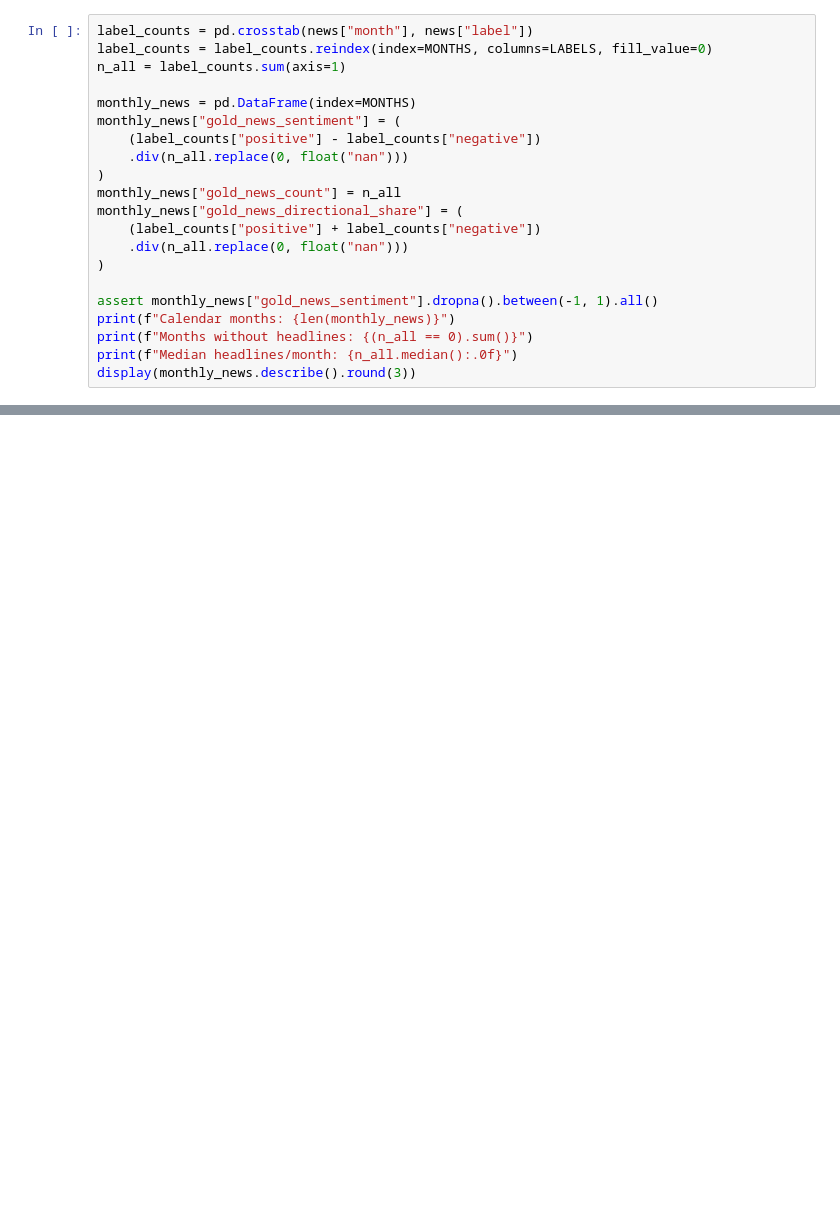
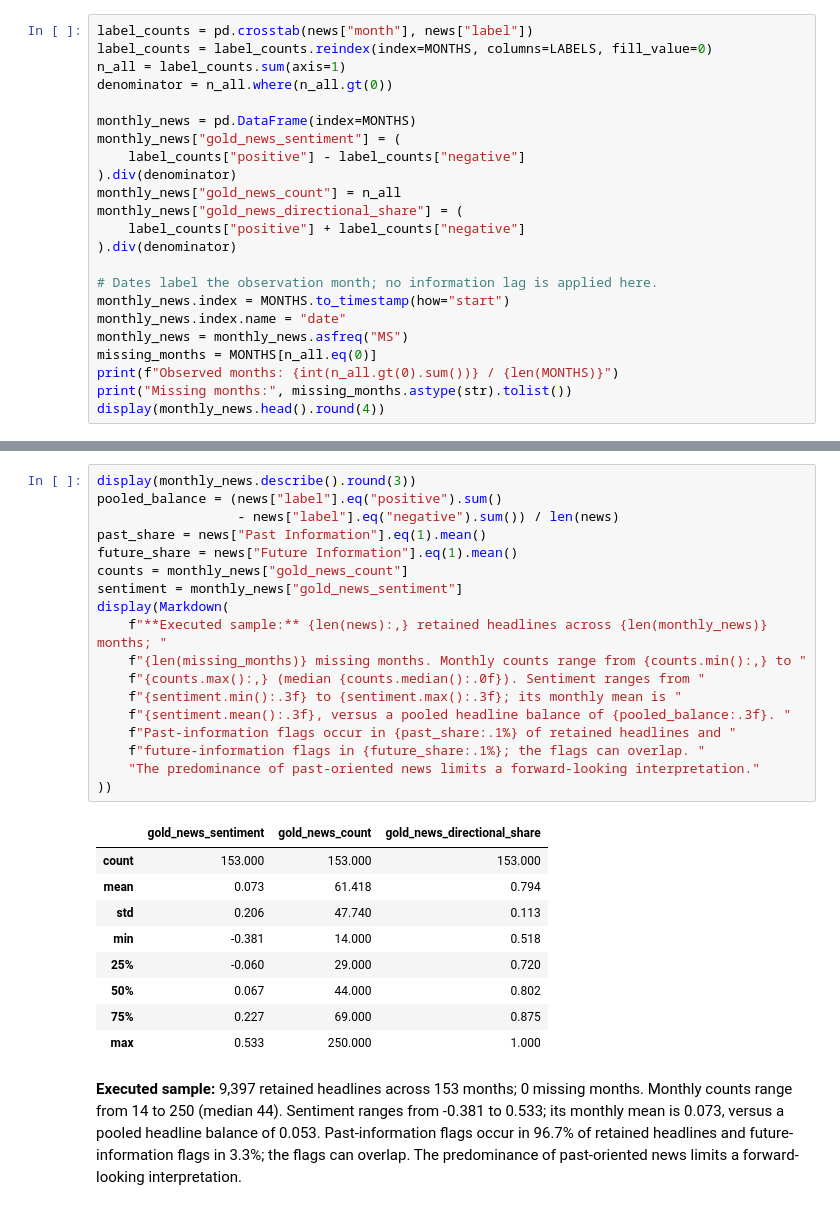
Before and after one commit to onsjd/Machine-learning-for-portfolio-management, a Jupyter notebook: 04_news_sentiment.ipynb, the cells around one changed output, grey strips where cells are left out. Cells and saved outputs as stored; diff of their text form; blank space fills up the shorter version.

```diff
--- a/04_news_sentiment.ipynb
+++ b/04_news_sentiment.ipynb
@@ -100,20 +312,22 @@ Here \(N_t^{\mathrm{all}}\) includes all four classes. This is our aggregation c
 label_counts = pd.crosstab(news["month"], news["label"])
 label_counts = label_counts.reindex(index=MONTHS, columns=LABELS, fill_value=0)
 n_all = label_counts.sum(axis=1)
+denominator = n_all.where(n_all.gt(0))
 
 monthly_news = pd.DataFrame(index=MONTHS)
 monthly_news["gold_news_sentiment"] = (
-    (label_counts["positive"] - label_counts["negative"])
-    .div(n_all.replace(0, float("nan")))
-)
+    label_counts["positive"] - label_counts["negative"]
+).div(denominator)
 monthly_news["gold_news_count"] = n_all
 monthly_news["gold_news_directional_share"] = (
-    (label_counts["positive"] + label_counts["negative"])
-    .div(n_all.replace(0, float("nan")))
-)
+    label_counts["positive"] + label_counts["negative"]
+).div(denominator)
 
-assert monthly_news["gold_news_sentiment"].dropna().between(-1, 1).all()
-print(f"Calendar months: {len(monthly_news)}")
-print(f"Months without headlines: {(n_all == 0).sum()}")
-print(f"Median headlines/month: {n_all.median():.0f}")
-display(monthly_news.describe().round(3))
+# Dates label the observation month; no information lag is applied here.
+monthly_news.index = MONTHS.to_timestamp(how="start")
+monthly_news.index.name = "date"
+monthly_news = monthly_news.asfreq("MS")
+missing_months = MONTHS[n_all.eq(0)]
+print(f"Observed months: {int(n_all.gt(0).sum())} / {len(MONTHS)}")
+print("Missing months:", missing_months.astype(str).tolist())
+display(monthly_news.head().round(4))
@@ -120 +383,30 @@ display(monthly_news.describe().round(3))
+# %%
+display(monthly_news.describe().round(3))
+pooled_balance = (news["label"].eq("positive").sum()
+                  - news["label"].eq("negative").sum()) / len(news)
+past_share = news["Past Information"].eq(1).mean()
+future_share = news["Future Information"].eq(1).mean()
+counts = monthly_news["gold_news_count"]
+sentiment = monthly_news["gold_news_sentiment"]
+display(Markdown(
+    f"**Executed sample:** {len(news):,} retained headlines across {len(monthly_news)} months; "
+    f"{len(missing_months)} missing months. Monthly counts range from {counts.min():,} to "
+    f"{counts.max():,} (median {counts.median():.0f}). Sentiment ranges from "
+    f"{sentiment.min():.3f} to {sentiment.max():.3f}; its monthly mean is "
+    f"{sentiment.mean():.3f}, versus a pooled headline balance of {pooled_balance:.3f}. "
+    f"Past-information flags occur in {past_share:.1%} of retained headlines and "
+    f"future-information flags in {future_share:.1%}; the flags can overlap. "
+    "The predominance of past-oriented news limits a forward-looking interpretation."
+))
+# %% [output]
+|  | gold_news_sentiment | gold_news_count | gold_news_directional_share |
+| count | 153.000 | 153.000 | 153.000 |
+| mean | 0.073 | 61.418 | 0.794 |
+| std | 0.206 | 47.740 | 0.113 |
+| min | -0.381 | 14.000 | 0.518 |
+| 25% | -0.060 | 29.000 | 0.720 |
+| 50% | 0.067 | 44.000 | 0.802 |
+| 75% | 0.227 | 69.000 | 0.875 |
+| max | 0.533 | 250.000 | 1.000 |
+**Executed sample:** 9,397 retained headlines across 153 months; 0 missing months. Monthly counts range from 14 to 250 (median 44). Sentiment ranges from -0.381 to 0.533; its monthly mean is 0.073, versus a pooled headline balance of 0.053. Past-information flags occur in 96.7% of retained headlines and future-information flags in 3.3%; the flags can overlap. The predominance of past-oriented news limits a forward-looking interpretation.
 # %%
```
Also changed, not shown: parts of 19 cells of this notebook.
